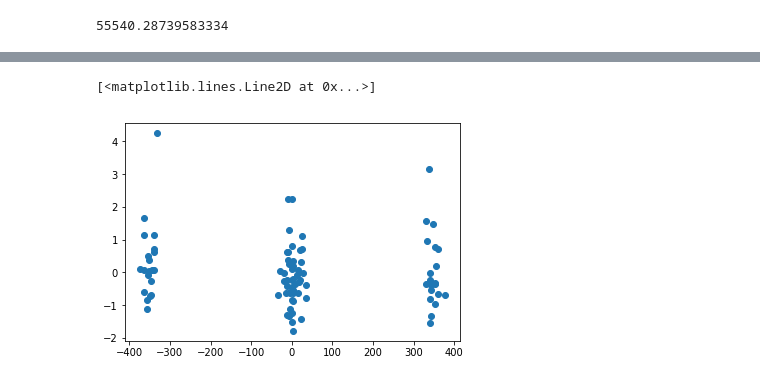
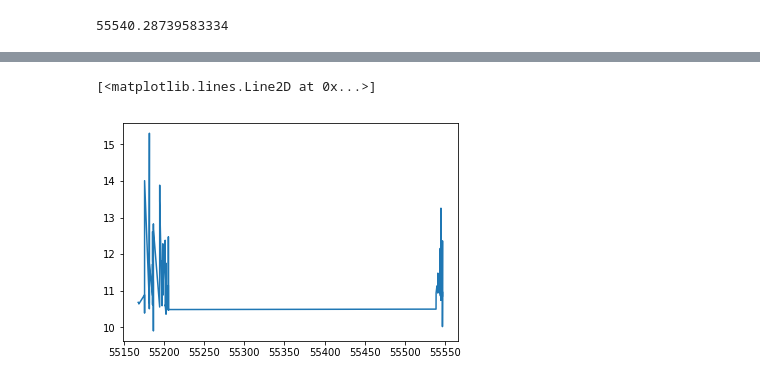
Before and after one commit to ctslater/lightcurve_ml, a Jupyter notebook: ptf_test.ipynb, the cells around one changed output, grey strips where cells are left out. Saved outputs shown, nothing was run; the diff lists cells and outputs as text; code cells hidden in the pictures.

```diff
--- a/ptf_test.ipynb
+++ b/ptf_test.ipynb
@@ -195,8 +162,10 @@ for n in range(0, 5):
-# %%
-
-lc_n = 4
-
-plt.plot(X[lc_n,:,0], X[lc_n,:,1], 'o')
-# %% [output]
-[<matplotlib.lines.Line2D at 0x...>]
-[figure, removed]
+# %%
+lc_n = np.argmax(np.nan_to_num(out_classifications[:,4]))
+lc_of_interest = lightcurve_objects[lc_n]
+
+
+
+plt.plot(lc_of_interest.times, lc_of_interest.measurements)
+# %% [output]
+[<matplotlib.lines.Line2D at 0x...>]
+[figure, added]
```
Also changed, not shown: parts of 4 cells of this notebook.
